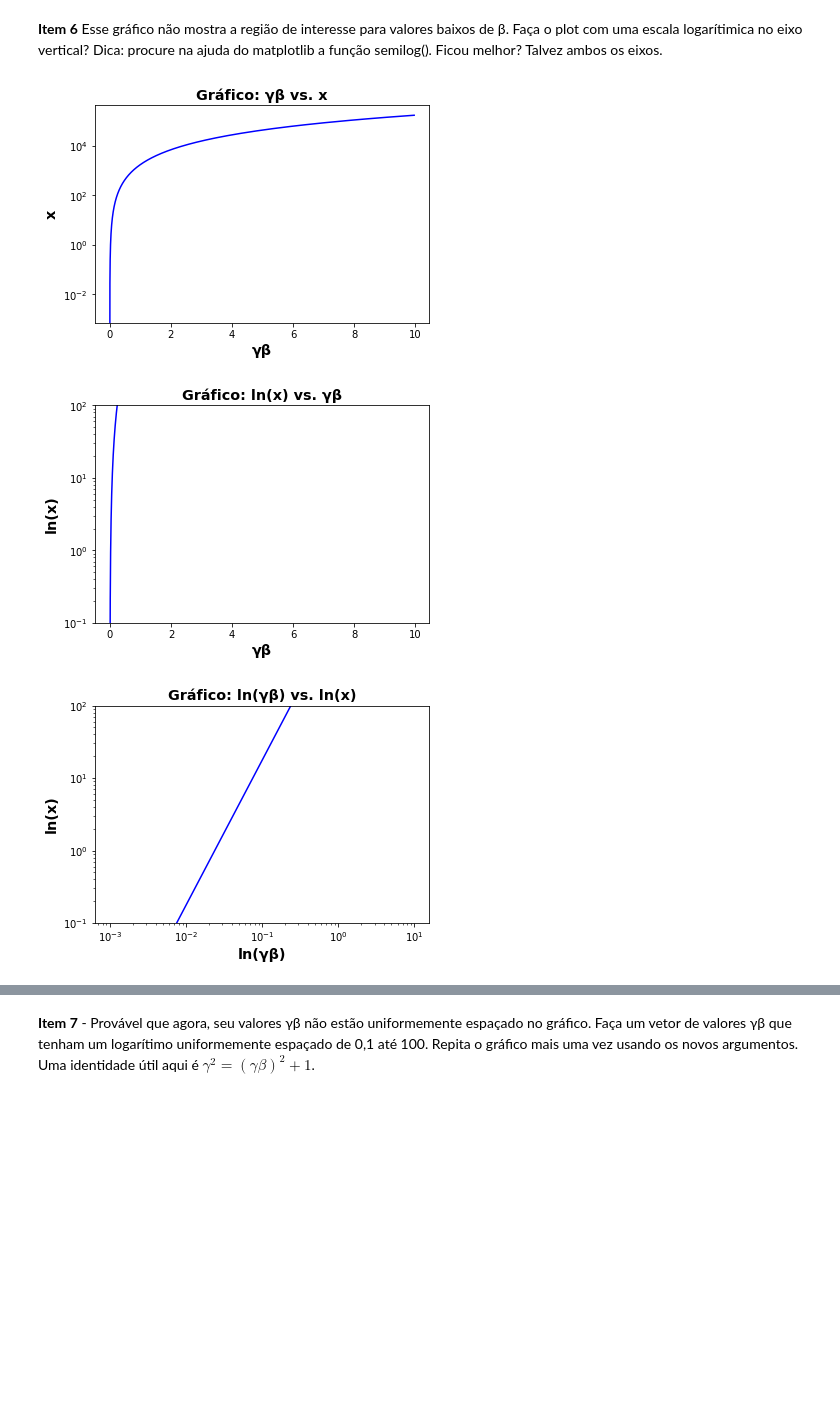
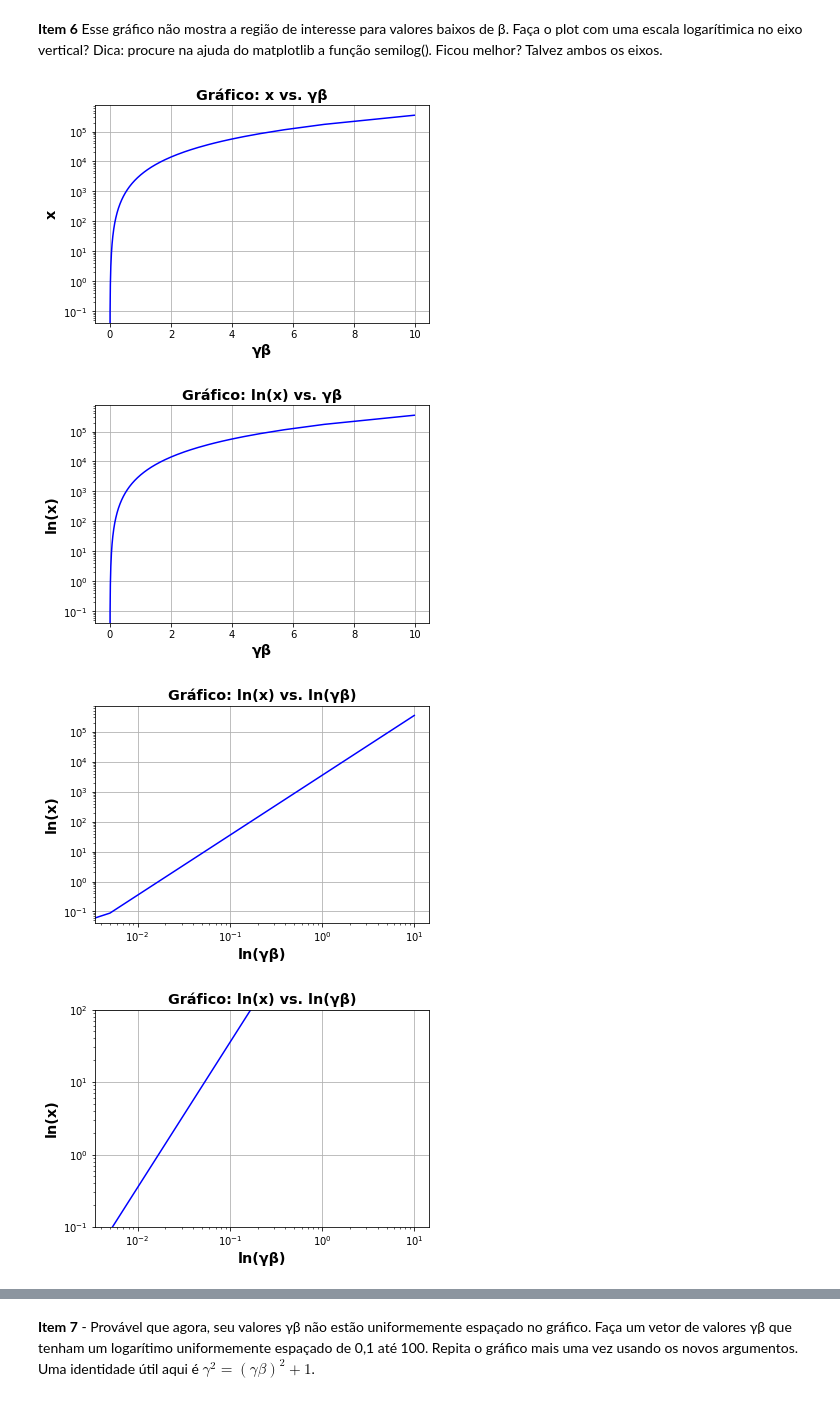
Before and after one commit to JMateusNSilva/python_uerj_2020_2, a Jupyter notebook: projeto01/projeto01_Bethe_Block_equation.ipynb, the cells around one changed output, grey strips where cells are left out. Cells and saved outputs as stored; diff of their text form; code cells hidden in the pictures; blank space fills up the shorter version.

```diff
--- a/projeto01/projeto01_Bethe_Block_equation.ipynb
+++ b/projeto01/projeto01_Bethe_Block_equation.ipynb
@@ -31,9 +31,10 @@ def gamma(beta):
 import numpy as np
 from função_gamma import gamma
 # Beta varia entre valores de 0 até 1.
-beta = np.arange(0.0,1.0,0.005)
+beta = np.arange(0.0,1.0,0.005)                              # Valor do vetor beta
 #print(f'O valor de vetor beta é: \n {beta}')
-print(f'O valor do vetor gamma é: \n {gamma(beta)}')
+gamma = gamma(beta)
+print(f'O valor do vetor gamma é: \n {gamma}')
 # %% [output]
 O valor do vetor gamma é:
  [ 1.          1.0000125   1.00005     1.00011252  1.00020006  1.00031265
@@ -59,7 +60,7 @@ import numpy as np
 import matplotlib.pyplot as plt
 from função_gamma import gamma
 # Beta varia entre valores de 0 até 1.
-beta = np.arange(0.0,0.996,0.001)               # O intervalo inclui o ponto inicial (0) e exclui o ponto final(0.996)
+beta = np.arange(0.0,0.996,0.005)               # O intervalo inclui o ponto inicial (0) e exclui o ponto final(0.996)
 
 gamma = gamma(beta)
 
@@ -69,8 +70,8 @@ gamma = gamma(beta)
 #print(f'gamma = \n {gamma}')
 #print(f'beta = \n {beta}')
 
-plt.ylabel('γ')
-plt.xlabel('β')
+plt.ylabel('γ' ,fontsize= 'x-large', fontweight='bold')
+plt.xlabel('β' , fontsize= 'x-large', fontweight='bold')
 plt.grid()
 plt.plot(beta, gamma,'red')
 plt.show()
@@ -125,10 +127,11 @@ def ln_argument(valor):
     # constantes utilizadas.
     mc2 = 0.5110                             # Mev - massa do eletron - m_e * c^2.
     I = 29*10**(-5)                          # I/Z aprox 10^-5 onde Z é o número atômico que para o cobre Z=29.
-    x = (mc2 * valor**2) / I                 # x é o argumento do ln da equação de Bethe-Block.
+    x = (2*mc2 * valor**2) / I                 # x é o argumento do ln da equação de Bethe-Block.
     return x
 
 x = ln_argument(gamma_beta)
+plt.grid()
 plt.plot(gamma_beta, x, 'blue')
 plt.title('Gráfico: x vs. γβ')
 plt.xlabel('γβ')
@@ -154,35 +158,49 @@ ax4=plt.plot( gamma_beta, x, 'blue')
 # %%
 x = ln_argument(gamma_beta)                 # Este é o argumento do ln da equação de Bethe-Block
 
 fig, ax3 = plt.subplots()
 
 # Gráfico
-ax3.set_title('Gráfico: γβ vs. x',fontsize='x-large', fontweight='bold')
+ax3.set_title('Gráfico: x vs. γβ',fontsize='x-large', fontweight='bold')
 ax3.set_xlabel('γβ',fontsize='x-large', fontweight='bold')
 ax3.set_ylabel('x', fontsize='x-large', fontweight='bold')
 ax3.set_yscale('log')
+ax3=plt.grid()
 ax3=plt.plot( gamma_beta, x, 'blue')
 #ax2.set_xscale('log')
 
 fig, ax4 = plt.subplots()
 
 ax4.set_title('Gráfico: ln(x) vs. γβ',fontsize='x-large', fontweight='bold')
 ax4.set_xlabel('γβ',fontsize='x-large', fontweight='bold')
 ax4.set_ylabel('ln(x)', fontsize='x-large', fontweight='bold')
 ax4.set_yscale('log')
-ax4.set_ylim(0.1,100.1)                     # Limita o eixo x entre os valores de 0.1 até 100
+#ax4.set_ylim(0.1,100.1)                     # Limita o eixo x entre os valores de 0.1 até 100
+ax4=plt.grid()
 ax4=plt.plot( gamma_beta, x, 'blue')
 
 fig, ax5 = plt.subplots()
 
-ax5.set_title('Gráfico: ln(γβ) vs. ln(x)',fontsize='x-large', fontweight='bold')
+ax5.set_title('Gráfico: ln(x) vs. ln(γβ)',fontsize='x-large', fontweight='bold')
 ax5.set_xlabel('ln(γβ)',fontsize='x-large', fontweight='bold')
 ax5.set_ylabel('ln(x)', fontsize='x-large', fontweight='bold')
 ax5.set_xscale('log')
 ax5.set_yscale('log')
-ax5.set_ylim(0.1,100.1)                     # Limita o eixo x entre os valores de 0.1 até 100
+#ax5.set_ylim(0.1,100.1)                     # Limita o eixo y entre os valores de 0.1 até 100
+ax5=plt.grid()
 ax5=plt.plot( gamma_beta, x, 'blue')
+
+fig, ax7=plt.subplots()
+ax7.set_title('Gráfico: ln(x) vs. ln(γβ)',fontsize='x-large', fontweight='bold')
+ax7.set_xlabel('ln(γβ)',fontsize='x-large', fontweight='bold')
+ax7.set_ylabel('ln(x)', fontsize='x-large', fontweight='bold')
+ax7.set_xscale('log')
+ax7.set_yscale('log')
+ax7.set_ylim(0.1,100.1)                     # Limita o eixo y entre os valores de 0.1 até 100
+ax7=plt.grid()
+ax7=plt.plot( gamma_beta, x, 'blue')
 # %% [output]
-[figure, old version]
+[figure, new version]
-[figure, old version]
+[figure, new version]
-[figure, old version]
+[figure, new version]
+[figure, added]
```
Also changed, not shown: parts of 8 cells of this notebook.
